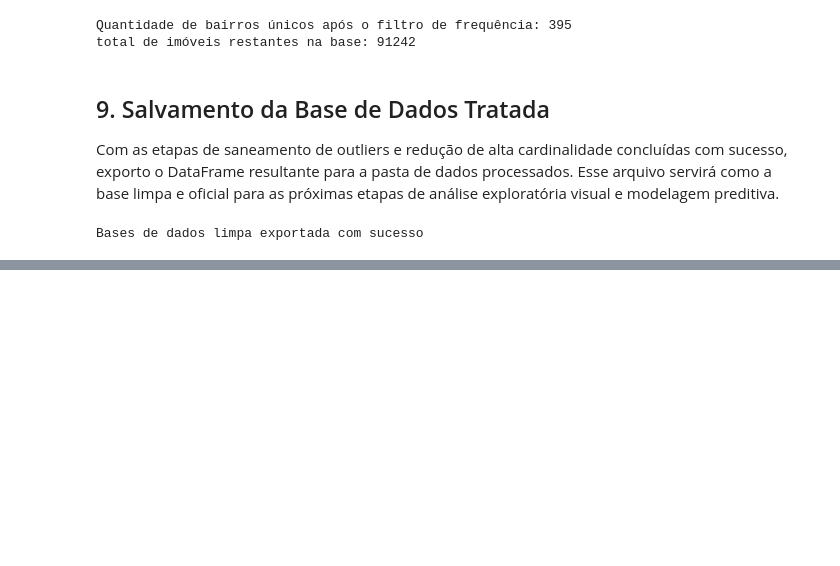
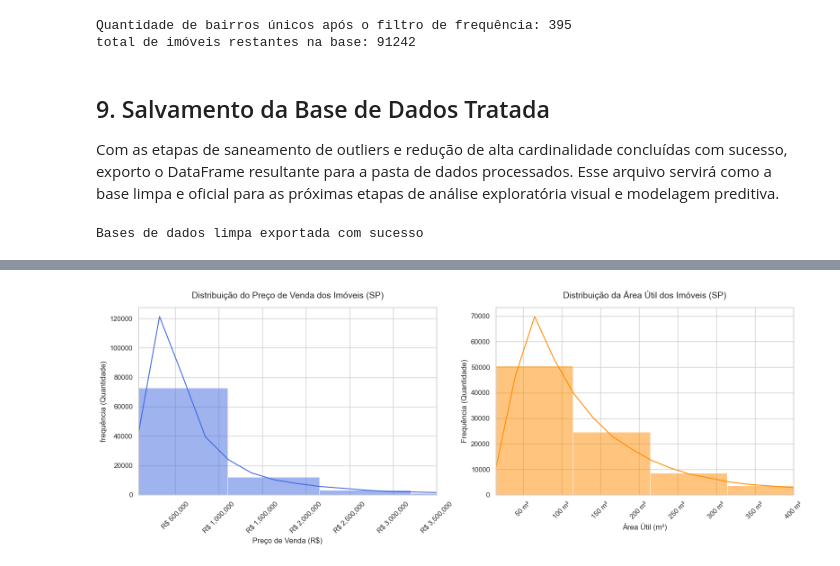
Before and after one commit to Rafaeldovale/predict-imoveis-sao-paulo, a Jupyter notebook: notebooks/01_precificacao_vendas.ipynb, the cells around one changed output, grey strips where cells are left out. Cells and saved outputs as stored; diff of their text form; code cells hidden in the pictures; blank space fills up the shorter version.

Commit message:
feat: conclui Fase 3 - Analise Exploratoria Visual (EDAV) e matrix Correlacao

```diff
--- a/notebooks/01_precificacao_vendas.ipynb
+++ b/notebooks/01_precificacao_vendas.ipynb
@@ -263,0 +270,32 @@ Bases de dados limpa exportada com sucesso
+# %%
+sns.set_theme(style='whitegrid')
+plt.figure(figsize=(16,6))
+
+# --- Grafico 1: Distribuição dos Preços de venda ---
+plt.subplot(1, 2, 1)
+sns.histplot(data=df_final, x='preco_venda', bins=50, kde=True, color='royalblue')
+plt.title('Distribuição do Preço de Venda dos Imóveis (SP)', fontsize=14, pad=15)
+plt.xlabel('Preço de Venda (R$)', fontsize=12)
+plt.ylabel('frequência (Quantidade)', fontsize=12)
+
+# Aplicamos o zoom limitando o eixo X de R$ 80 mil até R$ 3.5 Milhões
+plt.xlim(80000, 3500000)
+plt.gca().xaxis.set_major_formatter(plt.FuncFormatter(lambda x, p: f"R$ {x:,.0f}"))
+plt.xticks(rotation=45)
+
+# --- GRÁFICO 2: Distribuição da Área Útil ---
+plt.subplot(1, 2, 2)
+sns.histplot(data=df_final, x='area_util', bins=50, kde=True, color='darkorange')
+plt.title('Distribuição da Área Útil dos Imóveis (SP)', fontsize=14, pad=15)
+plt.xlabel('Área Útil (m²)', fontsize=12)
+plt.ylabel('Frequência (Quantidade)', fontsize=12)
+
+# Aplicamos o zoom limitando o eixo X de 15m² até 400m²
+plt.xlim(15, 400)
+plt.gca().xaxis.set_major_formatter(plt.FuncFormatter(lambda x, p: f"{x:,.0f} m²"))
+plt.xticks(rotation=45)
+
+plt.tight_layout()
+plt.show()
+# %% [output]
+[figure, added]
```
Also changed, not shown: parts of 6 cells of this notebook.
